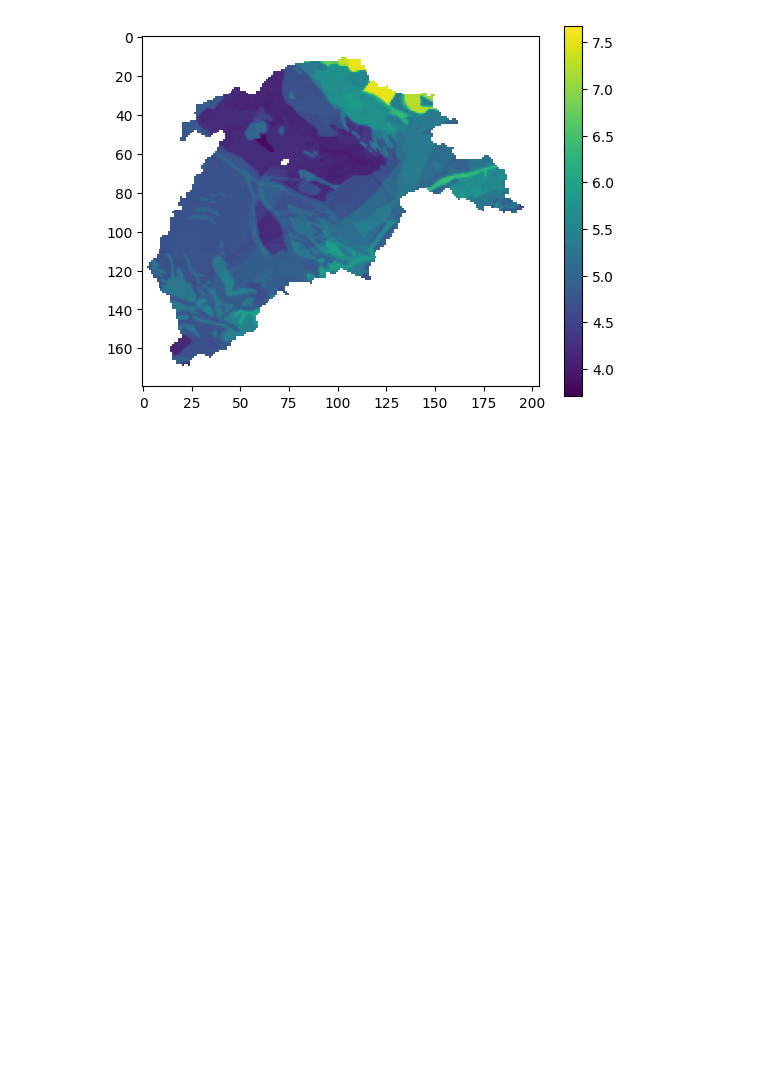
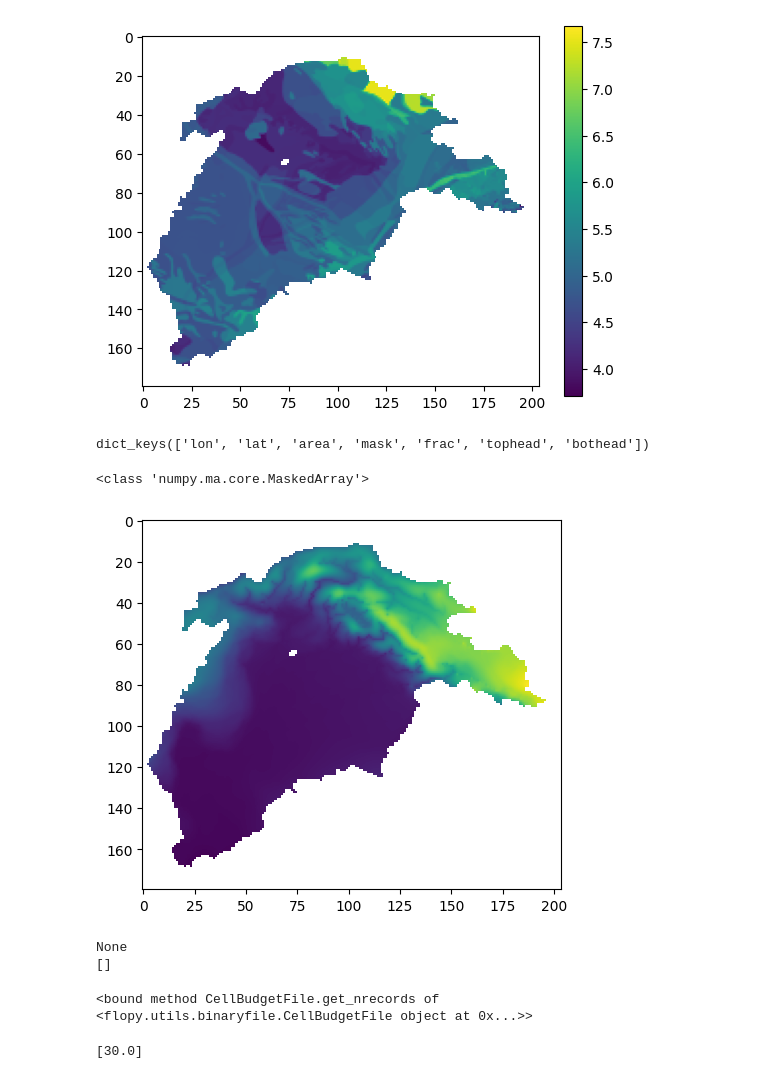
Before and after one commit to StellaLiu-gogogo/VIC-WUR-GWM, a Jupyter notebook: vic_online/python/capillary_rise_analysis.ipynb, the cells around one changed output. Saved outputs shown, nothing was run; the diff lists cells and outputs as text; code cells hidden in the pictures; blank space fills up the shorter version.

```diff
--- a/vic_online/python/capillary_rise_analysis.ipynb
+++ b/vic_online/python/capillary_rise_analysis.ipynb
@@ -172,3 +173,44 @@ plt.colorbar()
 # %% [output]
 <matplotlib.colorbar.Colorbar at 0x...>
 [figure]
+# %%
+path = '/lustre/nobackup/WUR/ESG/yuan018/88Logbook/try_successful_steady_state_1204/Indus_gwl_steady_state.nc'
+gwl = nc.Dataset(path)
+print(gwl.variables.keys())
+# %% [output]
+dict_keys(['lon', 'lat', 'area', 'mask', 'frac', 'tophead', 'bothead'])
+# %%
+tophead = gwl.variables['tophead'][:]
+tophead = np.flip(tophead,axis=0)
+tophead[mask] = np.nan
+plt.imshow(tophead)
+print(type(tophead))
+# %% [output]
+<class 'numpy.ma.core.MaskedArray'>
+[figure, added]
+# %%
+import flopy
+import flopy.utils.binaryfile as bf
+import os
+
+# load the ccb file
+path = '/lustre/nobackup/WUR/ESG/liu297/gitrepo/VIC-WUR-GWM-1910/vic_online/python/mfoutput/workspace/2Ltrans_off.cbb'
+bud = bf.CellBudgetFile(path)
+#print(bud.get_unique_record_names())
+#print(bud.list_records())
+#print(bud._unique_package_names())
+#print(bud.get_times())
+print(bud.get_indices())
+print(bud.get_data(text = 'FLOW-JA-FACE', totim = 31))
+# %% [output]
+None
+[]
+# %%
+bud.get_nrecords
+# %% [output]
+<bound method CellBudgetFile.get_nrecords of <flopy.utils.binaryfile.CellBudgetFile object at 0x...>>
+# %%
+#bud.get_position(5)
+bud.get_times()
+# %% [output]
+[30.0]
```
Also changed, not shown: parts of 5 cells of this notebook, 4 other files.
